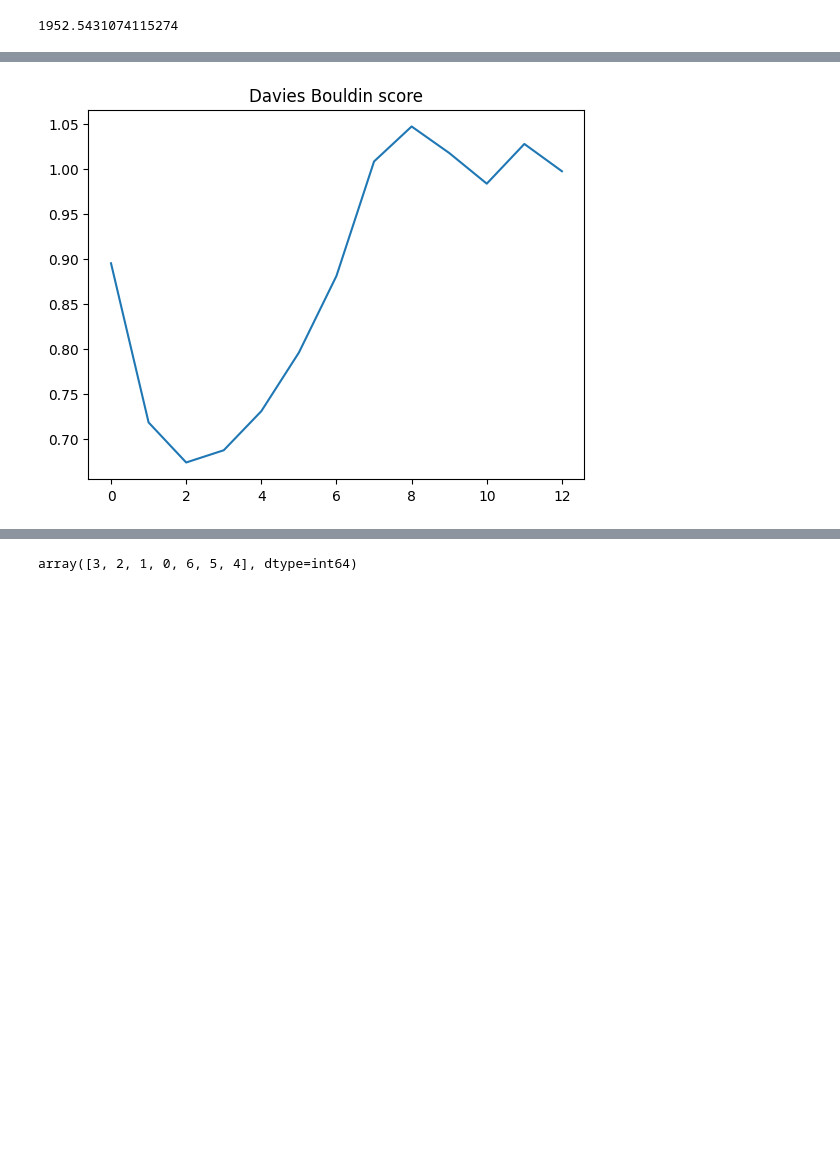
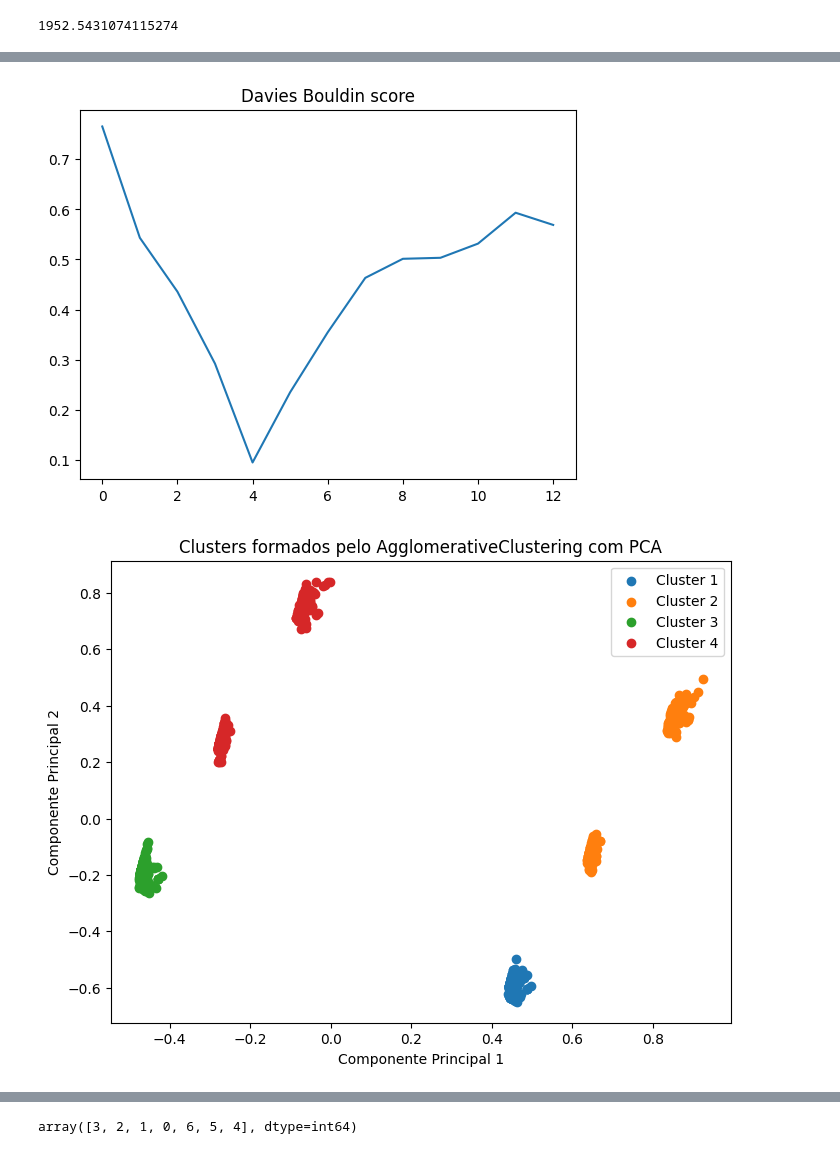
Before and after one commit to marcello10/Agrupamento_Hierarquico, a Jupyter notebook: hierachical_clustering.ipynb, the cells around one changed output, grey strips where cells are left out. Saved outputs shown, nothing was run; the diff lists cells and outputs as text; code cells hidden in the pictures; blank space fills up the shorter version.

```diff
--- a/hierachical_clustering.ipynb
+++ b/hierachical_clustering.ipynb
@@ -242,10 +237,15 @@ cluster_davies_series = []
 for i in range(2,max_cluster):
     # Suponha que você queira formar 4 clusters
     clusters = fcluster(Z, i, criterion='maxclust')
-    davies_score = davies_bouldin_score(X, clusters)
+    davies_score = davies_bouldin_score(X_pca, clusters)
     cluster_davies_series.append(davies_score)
 plt.plot(cluster_davies_series)
 plt.title("Davies Bouldin score")
 plt.show()
 # %% [output]
-[figure, old version]
+[figure, new version]
+# %%
+clusters = fcluster(Z, 4, criterion='maxclust')
+# %%
+X_pca_df = pd.DataFrame(X_pca,columns=["componente 1","componente 2"])
+X_pca_df["Cluster"] = clusters
@@ -252,3 +254,15 @@ plt.show()
+# %%
+fig, ax = plt.subplots(figsize=(8,6))
+for i in range(1,5):
+    X_pca_cluster = X_pca_df.loc[X_pca_df.Cluster==i]
+    ax.scatter(X_pca_cluster["componente 1"],X_pca_cluster["componente 2"],label=f"Cluster {i}")
+plt.xlabel('Componente Principal 1')
+plt.ylabel('Componente Principal 2')
+plt.title('Clusters formados pelo AgglomerativeClustering com PCA')
+ax.legend(loc="upper right")
+plt.show()
+# %% [output]
+[figure, added]
 # %%
 
 # Aplique AgglomerativeClustering
```
Also changed, not shown: parts of 6 cells of this notebook.
